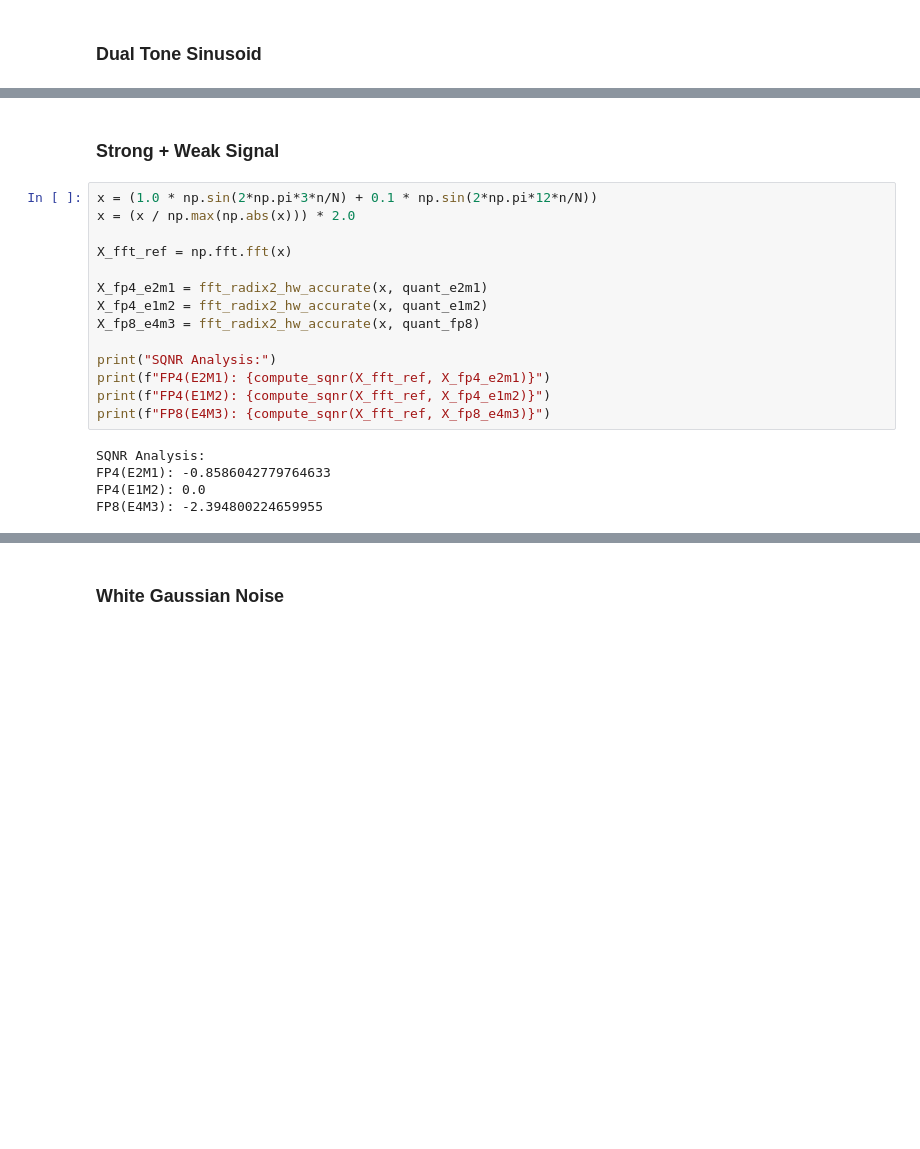
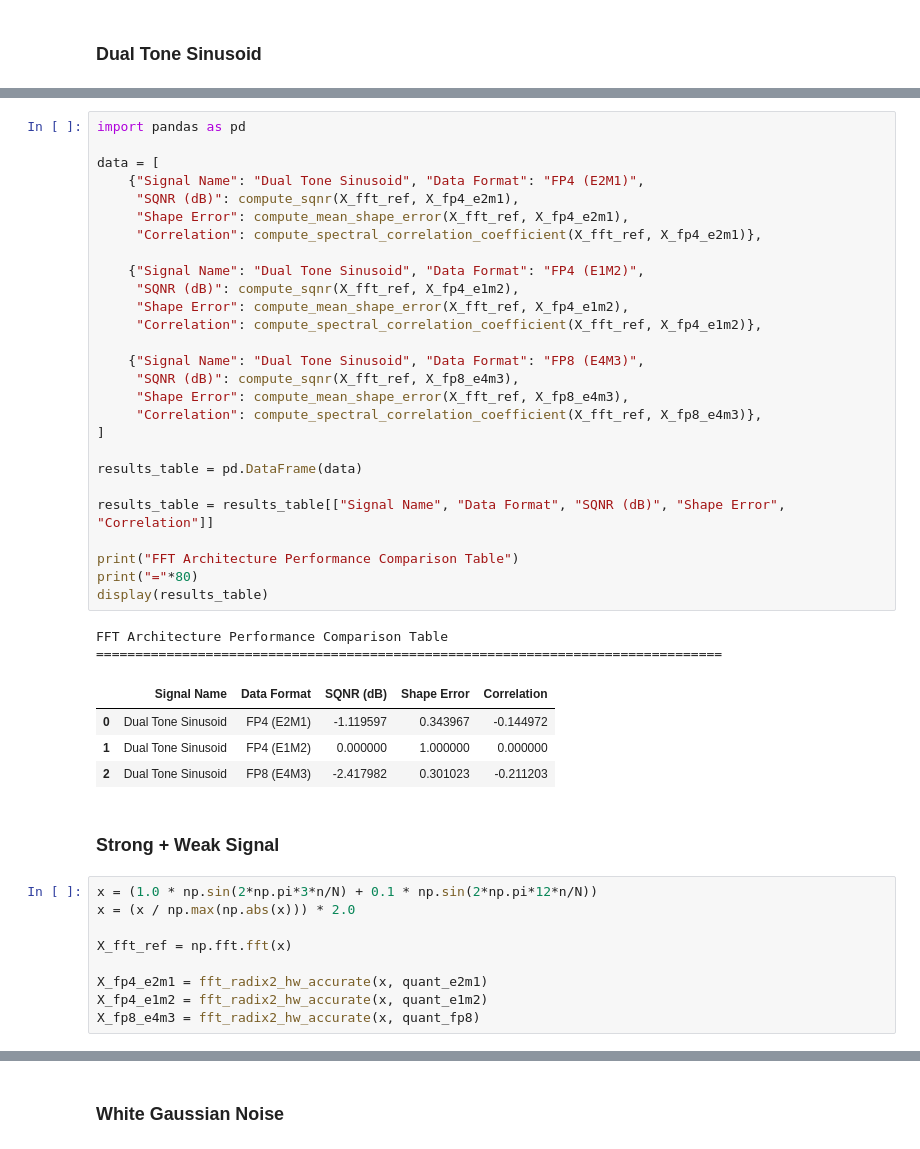
Before and after one commit to RohanCoderiiitb/FFT-Processor, a Jupyter notebook: FFT_Processor_Evaluation_Assistant.ipynb, the cells around one changed output, grey strips where cells are left out. Saved outputs shown, nothing was run; the diff lists cells and outputs as text; blank space fills up the shorter version.

```diff
--- a/FFT_Processor_Evaluation_Assistant.ipynb
+++ b/FFT_Processor_Evaluation_Assistant.ipynb
@@ -120,3 +161,37 @@ FP8(E4M3): -2.4179822686366377
+# %%
+import pandas as pd
+
+data = [
+    {"Signal Name": "Dual Tone Sinusoid", "Data Format": "FP4 (E2M1)",
+     "SQNR (dB)": compute_sqnr(X_fft_ref, X_fp4_e2m1),
+     "Shape Error": compute_mean_shape_error(X_fft_ref, X_fp4_e2m1),
+     "Correlation": compute_spectral_correlation_coefficient(X_fft_ref, X_fp4_e2m1)},
+
+    {"Signal Name": "Dual Tone Sinusoid", "Data Format": "FP4 (E1M2)",
+     "SQNR (dB)": compute_sqnr(X_fft_ref, X_fp4_e1m2),
+     "Shape Error": compute_mean_shape_error(X_fft_ref, X_fp4_e1m2),
+     "Correlation": compute_spectral_correlation_coefficient(X_fft_ref, X_fp4_e1m2)},
+
+    {"Signal Name": "Dual Tone Sinusoid", "Data Format": "FP8 (E4M3)",
+     "SQNR (dB)": compute_sqnr(X_fft_ref, X_fp8_e4m3),
+     "Shape Error": compute_mean_shape_error(X_fft_ref, X_fp8_e4m3),
+     "Correlation": compute_spectral_correlation_coefficient(X_fft_ref, X_fp8_e4m3)},
+]
+
+results_table = pd.DataFrame(data)
+
+results_table = results_table[["Signal Name", "Data Format", "SQNR (dB)", "Shape Error", "Correlation"]]
+
+print("FFT Architecture Performance Comparison Table")
+print("="*80)
+display(results_table)
+# %% [output]
+FFT Architecture Performance Comparison Table
+================================================================================
+|  | Signal Name | Data Format | SQNR (dB) | Shape Error | Correlation |
+| 0 | Dual Tone Sinusoid | FP4 (E2M1) | -1.119597 | 0.343967 | -0.144972 |
+| 1 | Dual Tone Sinusoid | FP4 (E1M2) | 0.000000 | 1.000000 | 0.000000 |
+| 2 | Dual Tone Sinusoid | FP8 (E4M3) | -2.417982 | 0.301023 | -0.211203 |
 # %% [markdown]
 ### Strong + Weak Signal
 # %%
@@ -128,13 +203,3 @@ X_fft_ref = np.fft.fft(x)
 X_fp4_e2m1 = fft_radix2_hw_accurate(x, quant_e2m1)
 X_fp4_e1m2 = fft_radix2_hw_accurate(x, quant_e1m2)
 X_fp8_e4m3 = fft_radix2_hw_accurate(x, quant_fp8)
-
-print("SQNR Analysis:")
-print(f"FP4(E2M1): {compute_sqnr(X_fft_ref, X_fp4_e2m1)}")
-print(f"FP4(E1M2): {compute_sqnr(X_fft_ref, X_fp4_e1m2)}")
-print(f"FP8(E4M3): {compute_sqnr(X_fft_ref, X_fp8_e4m3)}")
-# %% [output]
-SQNR Analysis:
-FP4(E2M1): -0.8586042779764633
-FP4(E1M2): 0.0
-FP8(E4M3): -2.394800224659955
```
Also changed, not shown: parts of 11 cells of this notebook.
